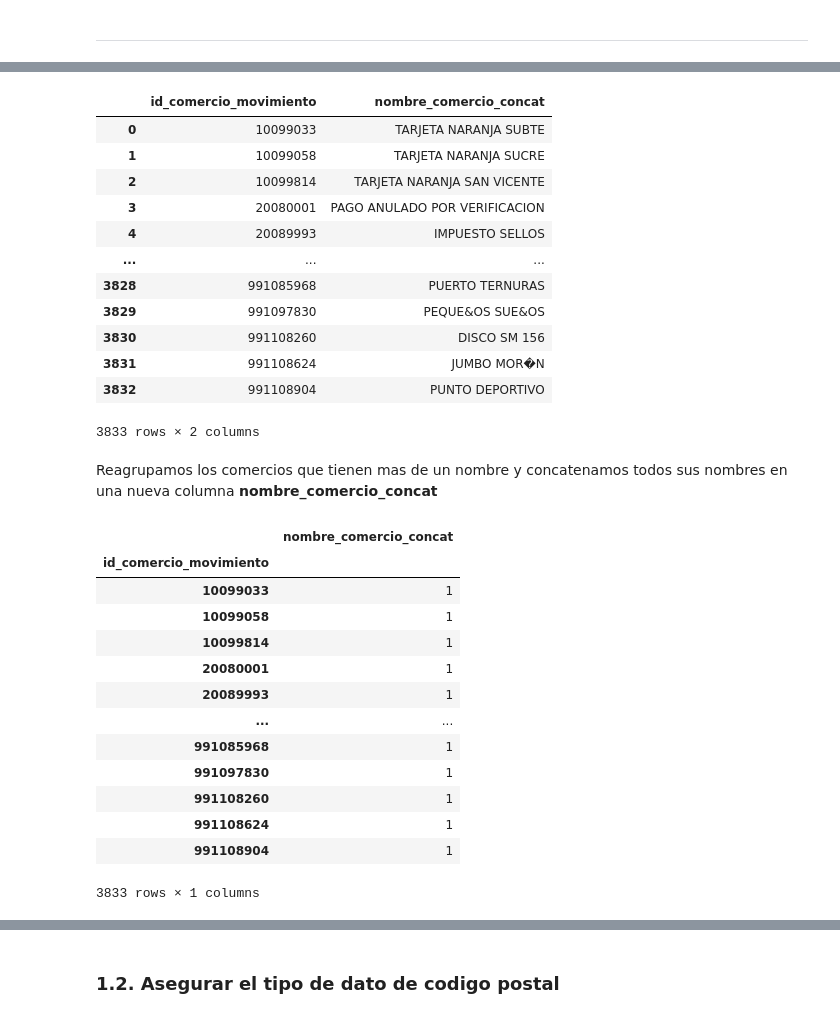
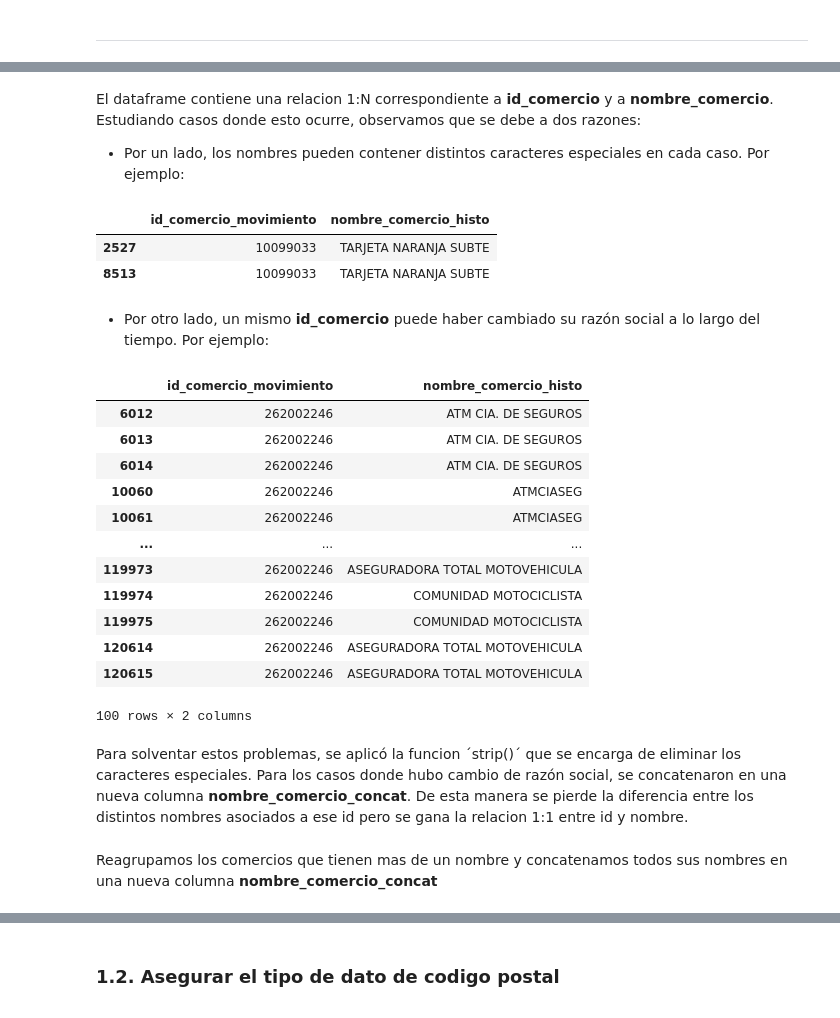
Before and after one commit to JIBarrionuevoGaltier/DiploDatos_2021_Mentoria_Grupo_2, a Jupyter notebook: notebooks_tp2/Trabajo Práctico 2 - Grupo2.ipynb, the cells around one changed output, grey strips where cells are left out. Drawn from its saved outputs; the diff is of its cells as text; code cells hidden in the pictures.

```diff
--- a/notebooks_tp2/Trabajo Práctico 2 - Grupo2.ipynb
+++ b/notebooks_tp2/Trabajo Práctico 2 - Grupo2.ipynb
@@ -418,17 +324,33 @@ df_unicos = (
-# %%
-df_unicos = df_unicos.rename(columns={'nombre_comercio_histo':'nombre_comercio_concat'})
-df_unicos
-# %% [output]
-|  | id_comercio_movimiento | nombre_comercio_concat |
-| 0 | 10099033 | TARJETA NARANJA SUBTE |
-| 1 | 10099058 | TARJETA NARANJA SUCRE |
-| 2 | 10099814 | TARJETA NARANJA SAN VICENTE |
-| 3 | 20080001 | PAGO ANULADO POR VERIFICACION |
-| 4 | 20089993 | IMPUESTO SELLOS |
-| ... | ... | ... |
-| 3828 | 991085968 | PUERTO TERNURAS |
-| 3829 | 991097830 | PEQUE&OS SUE&OS |
-| 3830 | 991108260 | DISCO SM 156 |
-| 3831 | 991108624 | JUMBO MOR�N |
-| 3832 | 991108904 | PUNTO DEPORTIVO |
-3833 rows × 2 columns
+# %% [markdown]
+El dataframe contiene una relacion 1:N correspondiente a **id_comercio** y a **nombre_comercio**. Estudiando casos donde esto ocurre, observamos que se debe a dos razones:
+* Por un lado, los nombres pueden contener distintos caracteres especiales en cada caso. Por ejemplo:
+# %%
+df[df['nombre_comercio_histo'].str.contains('TARJETA NARANJA SUBTE')] \
+                                        [['id_comercio_movimiento','nombre_comercio_histo']] \
+                                        .drop_duplicates()
+# %% [output]
+|  | id_comercio_movimiento | nombre_comercio_histo |
+| 2527 | 10099033 | TARJETA NARANJA SUBTE |
+| 8513 | 10099033 | TARJETA NARANJA SUBTE |
+# %% [markdown]
+* Por otro lado, un mismo **id_comercio** puede haber cambiado su razón social a lo largo del tiempo. Por ejemplo:
+# %%
+df[df['id_comercio_movimiento'] == 262002246][['id_comercio_movimiento',
+                                               'nombre_comercio_histo']]
+# %% [output]
+|  | id_comercio_movimiento | nombre_comercio_histo |
+| 6012 | 262002246 | ATM CIA. DE SEGUROS |
+| 6013 | 262002246 | ATM CIA. DE SEGUROS |
+| 6014 | 262002246 | ATM CIA. DE SEGUROS |
+| 10060 | 262002246 | ATMCIASEG |
+| 10061 | 262002246 | ATMCIASEG |
+| ... | ... | ... |
+| 119973 | 262002246 | ASEGURADORA TOTAL MOTOVEHICULA |
+| 119974 | 262002246 | COMUNIDAD MOTOCICLISTA |
+| 119975 | 262002246 | COMUNIDAD MOTOCICLISTA |
+| 120614 | 262002246 | ASEGURADORA TOTAL MOTOVEHICULA |
+| 120615 | 262002246 | ASEGURADORA TOTAL MOTOVEHICULA |
+100 rows × 2 columns
+# %% [markdown]
+Para solventar estos problemas, se aplicó la funcion ´strip()´ que se encarga de eliminar los caracteres especiales.
+Para los casos donde hubo cambio de razón social, se concatenaron en una nueva columna **nombre_comercio_concat**. De esta manera se pierde la diferencia entre los distintos nombres asociados a ese id pero se gana la relacion 1:1 entre id y nombre.
@@ -440,19 +368,0 @@ df = df.merge(df_unicos.drop_duplicates(subset=['id_comercio_movimiento'], keep=
-# %%
-# Relacion 1:1 entre id_comercio_movimiento y la columna nueva con los nombres concatenados
-df[['id_comercio_movimiento', 'nombre_comercio_concat']].drop_duplicates() \
-.groupby(['id_comercio_movimiento']).count() # Deberia dar 3833 que es la cantidad de ids unicos
-# %% [output]
-|  | nombre_comercio_concat |
-| id_comercio_movimiento |  |
-| 10099033 | 1 |
-| 10099058 | 1 |
-| 10099814 | 1 |
-| 20080001 | 1 |
-| 20089993 | 1 |
-| ... | ... |
-| 991085968 | 1 |
-| 991097830 | 1 |
-| 991108260 | 1 |
-| 991108624 | 1 |
-| 991108904 | 1 |
-3833 rows × 1 columns
```
Also changed, not shown: parts of 96 cells of this notebook, 1 other file.
